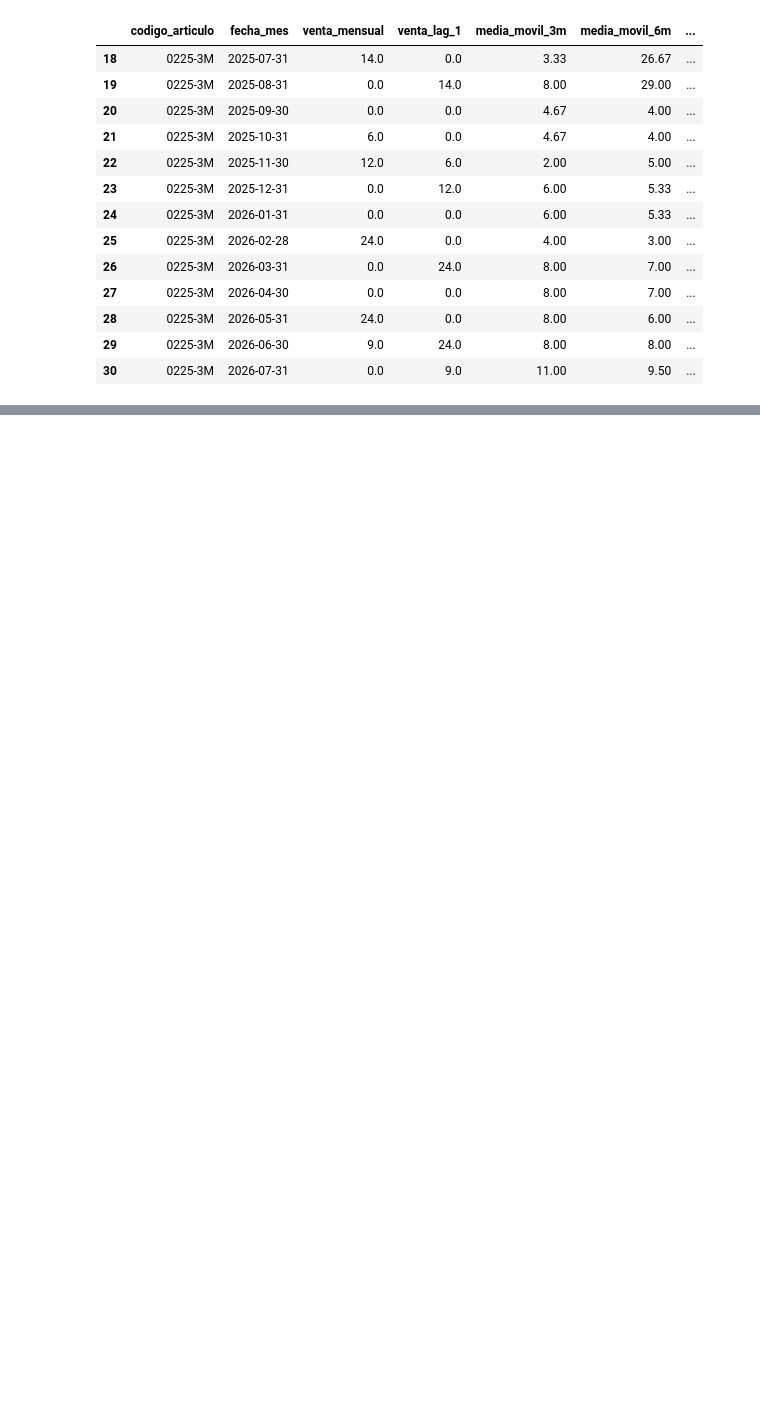
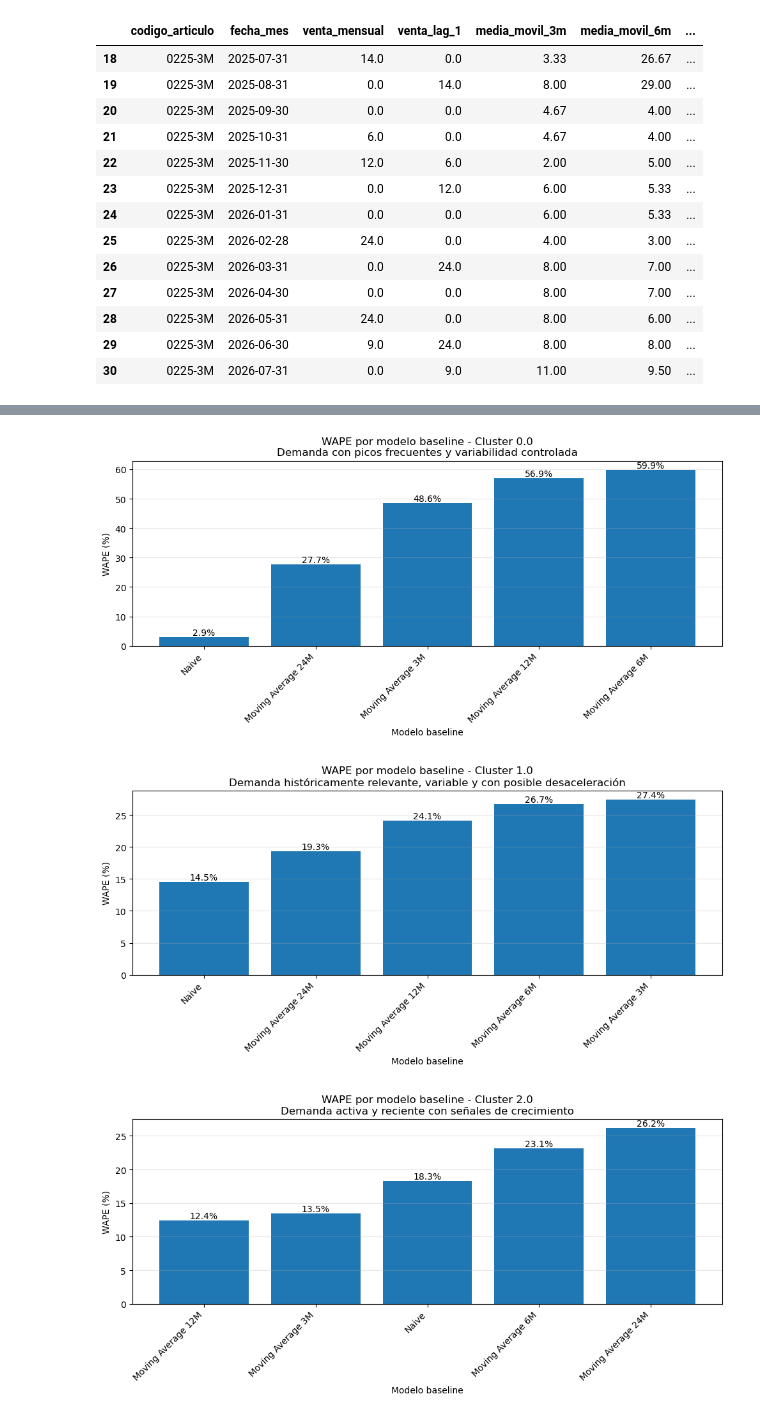
Before and after one commit to choppeb7/Tesis-Master-AI, a Jupyter notebook: 5_Forecast_articulos_clusterizados.ipynb, the cells around one changed output, grey strips where cells are left out. Drawn from its saved outputs; the diff is of its cells as text; code cells hidden in the pictures; blank space fills up the shorter version.

```diff
--- a/5_Forecast_articulos_clusterizados.ipynb
+++ b/5_Forecast_articulos_clusterizados.ipynb
@@ -1027,0 +1580,45 @@ KeyError: 'venta_mensual'
+# %%
+# ============================================================
+# 34. Gráfica de WAPE por cluster y modelo
+# ============================================================
+
+for cluster in sorted(df_metricas_cluster_baseline_3m["cluster_kmeans_final"].unique()):
+
+    df_plot_cluster = (
+        df_metricas_cluster_baseline_3m[
+            df_metricas_cluster_baseline_3m["cluster_kmeans_final"] == cluster
+        ]
+        .sort_values("WAPE")
+        .copy()
+    )
+
+    descripcion = df_plot_cluster["descripcion_cluster"].iloc[0]
+
+    plt.figure(figsize=(10, 5))
+
+    plt.bar(
+        df_plot_cluster["modelo_baseline"],
+        df_plot_cluster["WAPE"]
+    )
+
+    plt.title(f"WAPE por modelo baseline - Cluster {cluster}\n{descripcion}")
+    plt.xlabel("Modelo baseline")
+    plt.ylabel("WAPE (%)")
+    plt.xticks(rotation=45, ha="right")
+    plt.grid(axis="y", alpha=0.3)
+
+    for i, valor in enumerate(df_plot_cluster["WAPE"]):
+        plt.text(
+            i,
+            valor,
+            f"{valor:.1f}%",
+            ha="center",
+            va="bottom"
+        )
+
+    plt.tight_layout()
+    plt.show()
+# %% [output]
+[figure, added]
+[figure, added]
+[figure, added]
```
Also changed, not shown: parts of 18 cells of this notebook.
